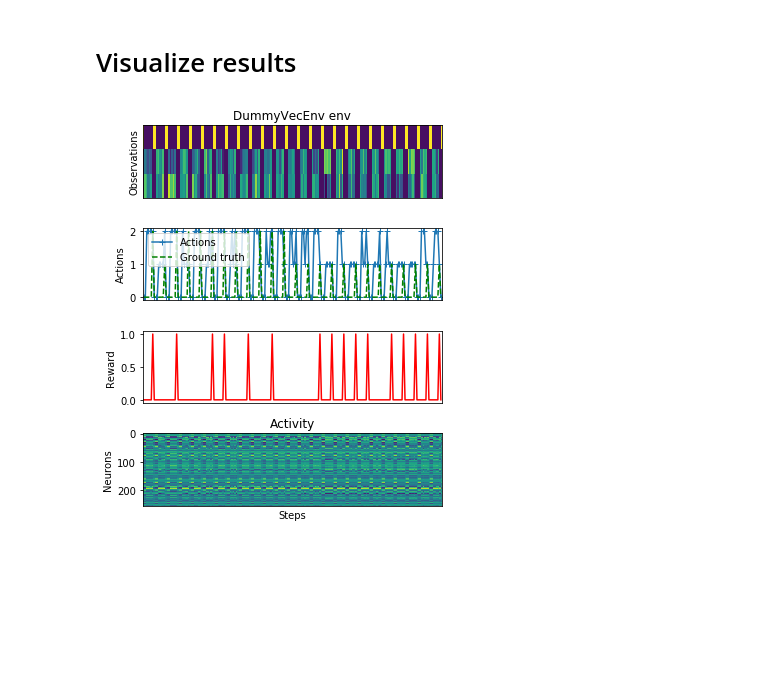
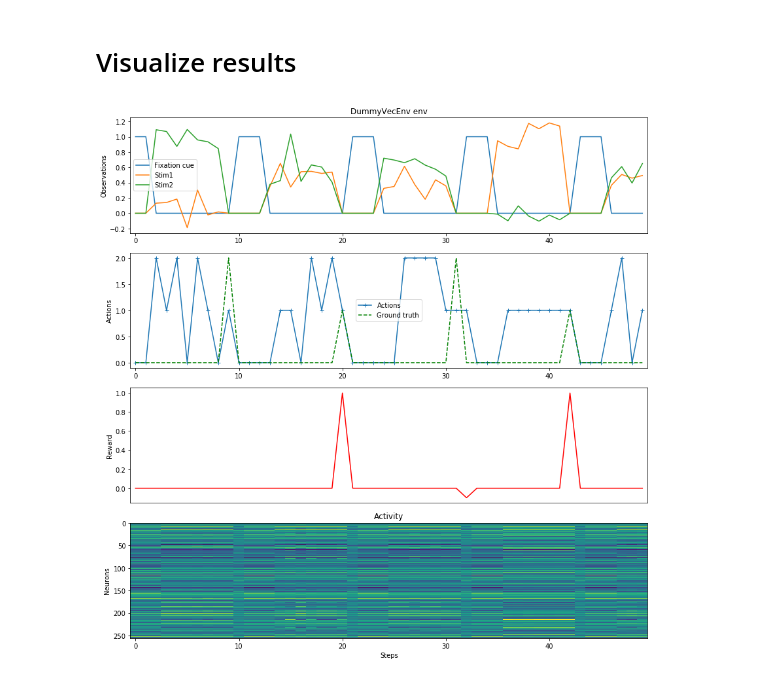
Before and after one commit to neurogym/neurogym, a Jupyter notebook: examples/demo.ipynb, the cells around one changed output. Drawn from its saved outputs; the diff is of its cells as text; code cells hidden in the pictures; blank space fills up the shorter version.

```diff
--- a/examples/demo.ipynb
+++ b/examples/demo.ipynb
@@ -140,23 +136,30 @@ TrialHistory-v0
 ### Train a network
 # %%
 import warnings
-from neurogym.wrappers import trial_hist
+from neurogym.wrappers import trial_hist, monitor
 from stable_baselines.common.policies import LstmPolicy
 from stable_baselines.common.vec_env import DummyVecEnv
 from stable_baselines import A2C  # ACER, PPO2
-
 warnings.filterwarnings('ignore')
 warnings.filterwarnings('default')
+# task paremters
+task = 'PerceptualDecisionMaking-v0'
+timing = {'fixation': ('constant', 300),
+          'stimulus': ('constant', 700),
+          'decision': ('constant', 300)}
+kwargs = {'dt': 100, 'timing': timing, 'stimEv': 2}
+# wrapper parameters
+rep_prob = (.1, .9)
+block_dur = 50
 
-env = gym.make(name, **kwargs)
+# build task
+env = gym.make(task, **kwargs)
 # Apply the wrapper
-env = trial_hist.TrialHistory(env, rep_prob=(.1, .9), block_dur=50)
-
-# Optional: PPO2 requires a vectorized environment to run
+env = trial_hist.TrialHistory(env, rep_prob=rep_prob, block_dur=block_dur)
+env = monitor.Monitor(env, folder='/content/tests/', sv_per=10000, verbose=1, sv_fig=True, num_stps_sv_fig=100)
 # the env is now wrapped automatically when passing it to the constructor
 env = DummyVecEnv([lambda: env])
-
 model = A2C(LstmPolicy, env, verbose=1, policy_kwargs={'feature_extraction':"mlp"})
-model.learn(total_timesteps=1000000, log_interval=100000)
+model.learn(total_timesteps=500000, log_interval=100000)
 env.close()
 # %% [output]
@@ -191,11 +174,13 @@ WARNING:tensorflow:From /usr/local/lib/python3.6/dist-packages/stable_baselines/
 # %% [markdown]
 # Visualize results
 # %%
+import numpy as np
+import matplotlib.pyplot as plt
 # Create task
-env = gym.make(name, **kwargs)
+env = gym.make(task, **kwargs)
 # Apply the wrapper
-env = trial_hist.TrialHistory(env, rep_prob=(.1, .9), block_dur=50)
+env = trial_hist.TrialHistory(env, rep_prob=rep_prob, block_dur=block_dur)
 env = DummyVecEnv([lambda: env])
-data = ngym.utils.plot_env(env, num_steps_env=200, model=model, fig_kwargs=)
+plotting.plot_env(env, num_steps_env=50, def_act=0, obs_traces=['Fixation cue', 'Stim1', 'Stim2'], fig_kwargs={'figsize': (12, 12)}, model=model);
 # %% [output]
-[figure, old version]
+[figure, new version]
```
Also changed, not shown: parts of 10 cells of this notebook.
